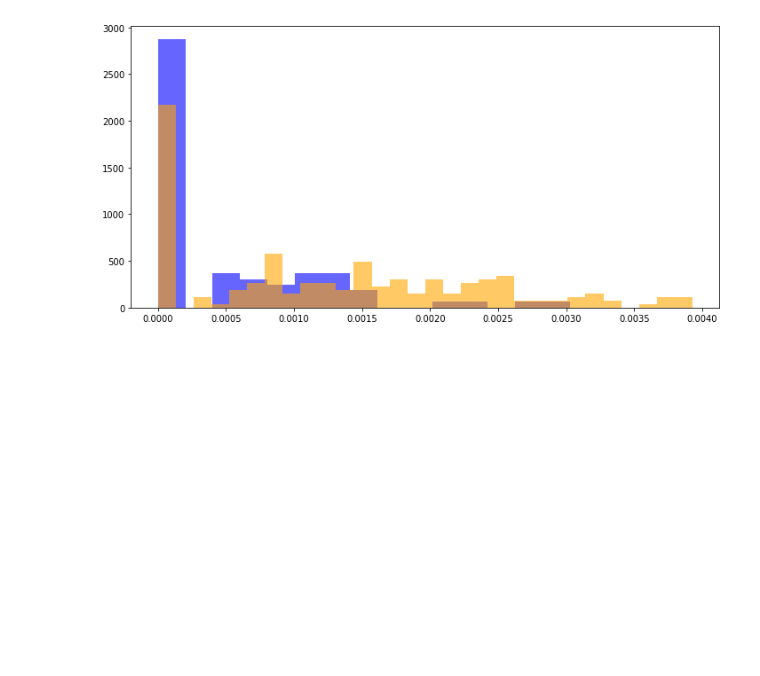
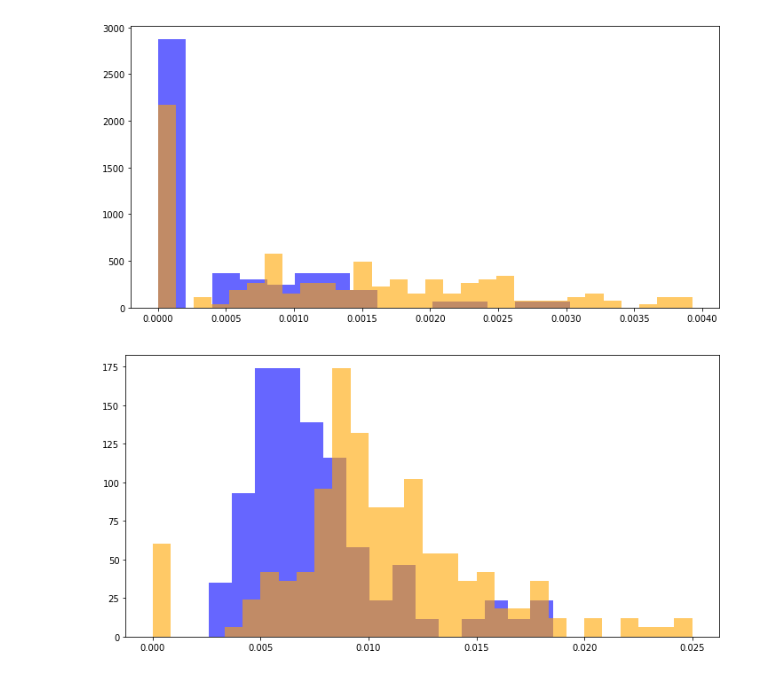
Before and after one commit to Yoonsen/CompareCorpus_easyread, a Jupyter notebook: Compare_corpora_from_urn.ipynb, the cells around one changed output. Saved outputs shown, nothing was run; the diff lists cells and outputs as text; code cells hidden in the pictures; blank space fills up the shorter version.

```diff
--- a/Compare_corpora_from_urn.ipynb
+++ b/Compare_corpora_from_urn.ipynb
@@ -204,3 +204,7 @@ sammenlign(f, rfil, '?')
 sammenlign(f, rfil, 'denne')
 # %% [output]
 [figure]
+# %%
+sammenlign(f, rfil, 'den')
+# %% [output]
+[figure, added]
```
Also changed, not shown: parts of 3 cells of this notebook, 1 other file.
